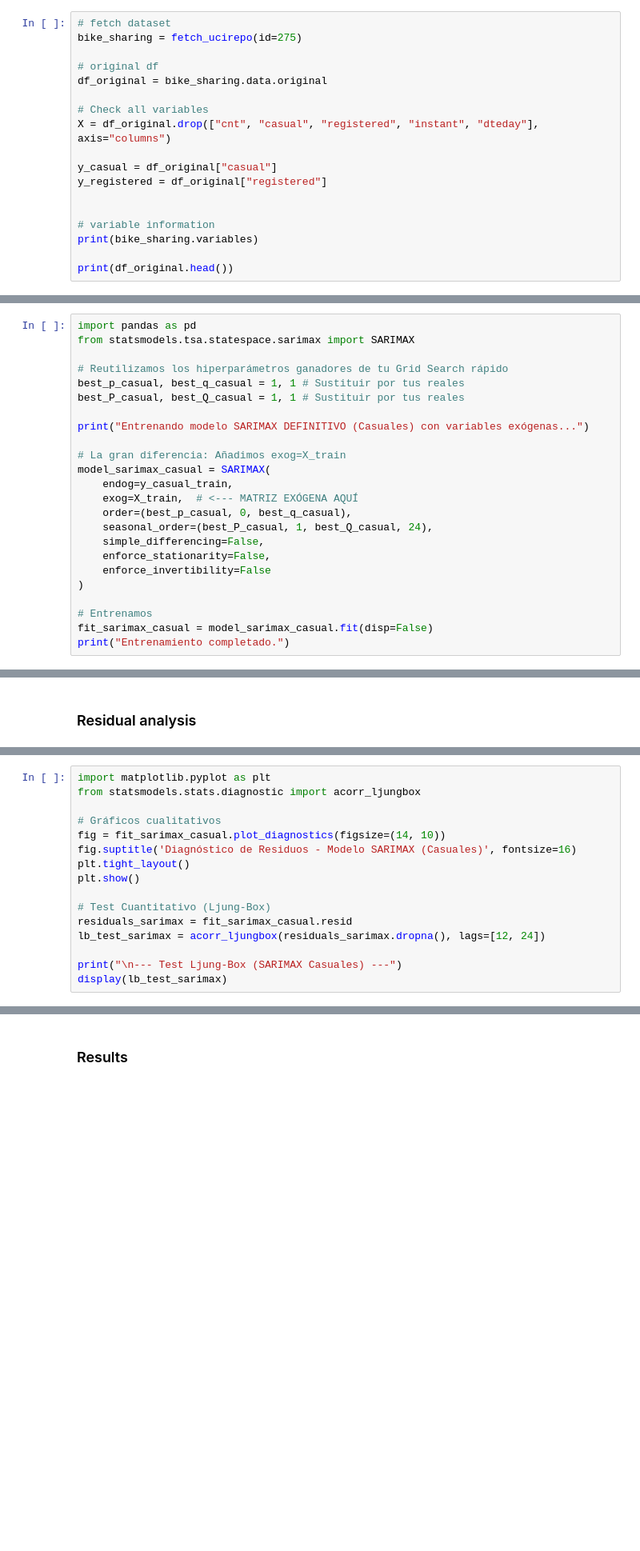
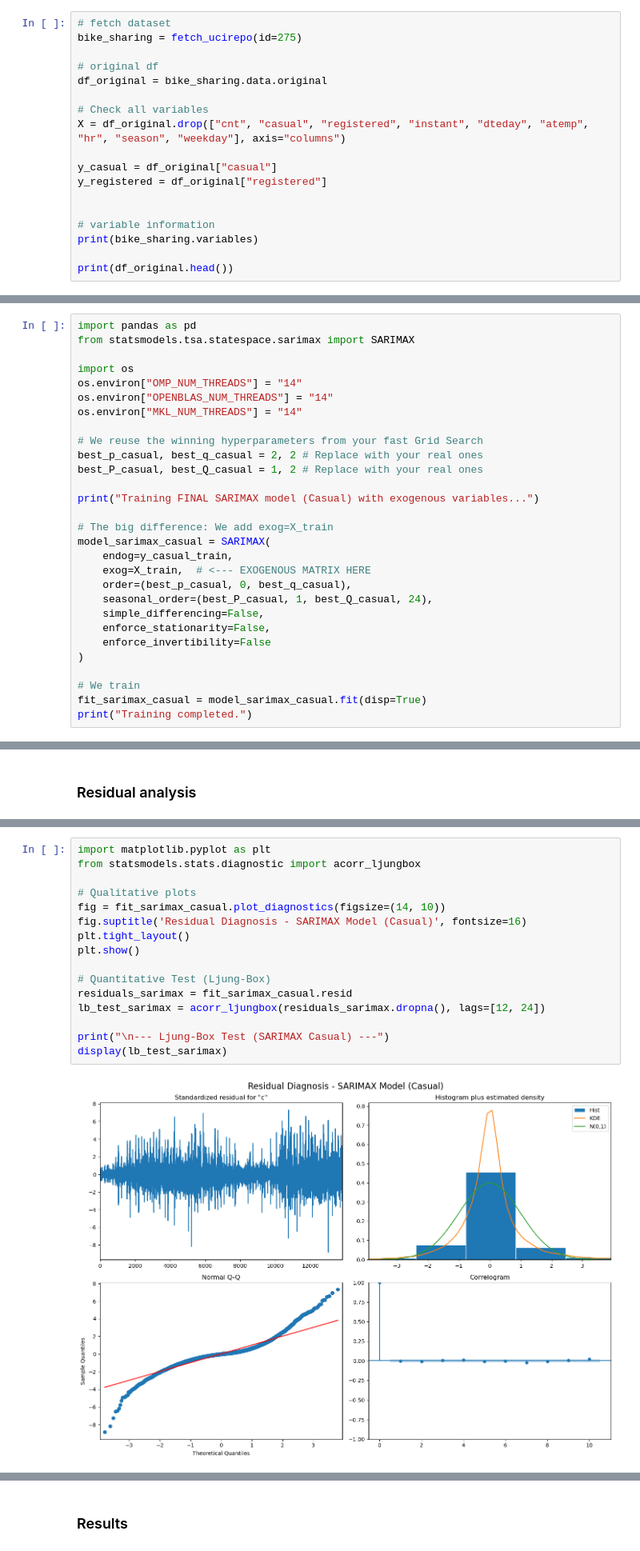
Before and after one commit to ikeiba/bike-sharing-time-series, a Jupyter notebook: project_submission/sarima_sarimax.ipynb, the cells around one changed output, grey strips where cells are left out. Shown at 80% size. Drawn from its saved outputs; the diff is of its cells as text; blank space fills up the shorter version.

Commit message:
sarimax advanced

```diff
--- a/project_submission/sarima_sarimax.ipynb
+++ b/project_submission/sarima_sarimax.ipynb
@@ -25,7 +25,7 @@ bike_sharing = fetch_ucirepo(id=275)
 df_original = bike_sharing.data.original
 
 # Check all variables
-X = df_original.drop(["cnt", "casual", "registered", "instant", "dteday"], axis="columns")
+X = df_original.drop(["cnt", "casual", "registered", "instant", "dteday", "atemp", "hr", "season", "weekday"], axis="columns")
 
 y_casual = df_original["casual"]
 y_registered = df_original["registered"]
@@ -566,16 +556,21 @@ We alredy have the restuls of the SARIMA model, so we will use them. Even though
 import pandas as pd
 from statsmodels.tsa.statespace.sarimax import SARIMAX
 
-# Reutilizamos los hiperparámetros ganadores de tu Grid Search rápido
-best_p_casual, best_q_casual = 1, 1 # Sustituir por tus reales
-best_P_casual, best_Q_casual = 1, 1 # Sustituir por tus reales
+import os
+os.environ["OMP_NUM_THREADS"] = "14"
+os.environ["OPENBLAS_NUM_THREADS"] = "14"
+os.environ["MKL_NUM_THREADS"] = "14"
 
-print("Entrenando modelo SARIMAX DEFINITIVO (Casuales) con variables exógenas...")
+# We reuse the winning hyperparameters from your fast Grid Search
+best_p_casual, best_q_casual = 2, 2 # Replace with your real ones
+best_P_casual, best_Q_casual = 1, 2 # Replace with your real ones
 
-# La gran diferencia: Añadimos exog=X_train
+print("Training FINAL SARIMAX model (Casual) with exogenous variables...")
+
+# The big difference: We add exog=X_train
 model_sarimax_casual = SARIMAX(
     endog=y_casual_train,
-    exog=X_train,  # <--- MATRIZ EXÓGENA AQUÍ
+    exog=X_train,  # <--- EXOGENOUS MATRIX HERE
     order=(best_p_casual, 0, best_q_casual),
     seasonal_order=(best_P_casual, 1, best_Q_casual, 24),
     simple_differencing=False,
@@ -583,6 +578,6 @@ model_sarimax_casual = SARIMAX(
     enforce_invertibility=False
 )
 
-# Entrenamos
-fit_sarimax_casual = model_sarimax_casual.fit(disp=False)
-print("Entrenamiento completado.")
+# We train
+fit_sarimax_casual = model_sarimax_casual.fit(disp=True)
+print("Training completed.")
@@ -591,16 +595,18 @@ print("Entrenamiento completado.")
 # %%
 import matplotlib.pyplot as plt
 from statsmodels.stats.diagnostic import acorr_ljungbox
 
-# Gráficos cualitativos
+# Qualitative plots
 fig = fit_sarimax_casual.plot_diagnostics(figsize=(14, 10))
-fig.suptitle('Diagnóstico de Residuos - Modelo SARIMAX (Casuales)', fontsize=16)
+fig.suptitle('Residual Diagnosis - SARIMAX Model (Casual)', fontsize=16)
 plt.tight_layout()
 plt.show()
 
-# Test Cuantitativo (Ljung-Box)
+# Quantitative Test (Ljung-Box)
 residuals_sarimax = fit_sarimax_casual.resid
 lb_test_sarimax = acorr_ljungbox(residuals_sarimax.dropna(), lags=[12, 24])
 
-print("\n--- Test Ljung-Box (SARIMAX Casuales) ---")
+print("\n--- Ljung-Box Test (SARIMAX Casual) ---")
 display(lb_test_sarimax)
+# %% [output]
+[figure, added]
```
Also changed, not shown: parts of 19 cells of this notebook, 4 other files.
